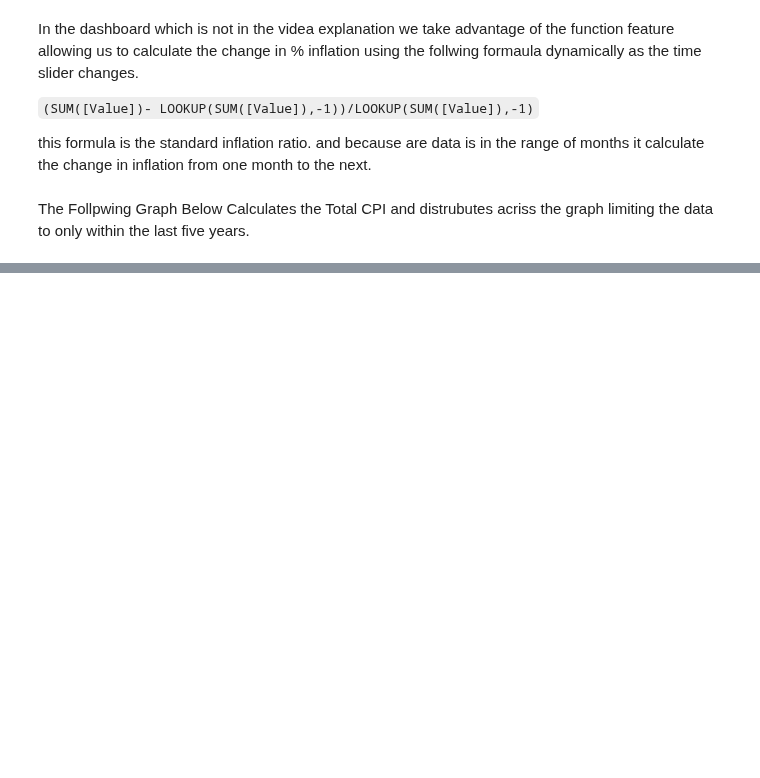
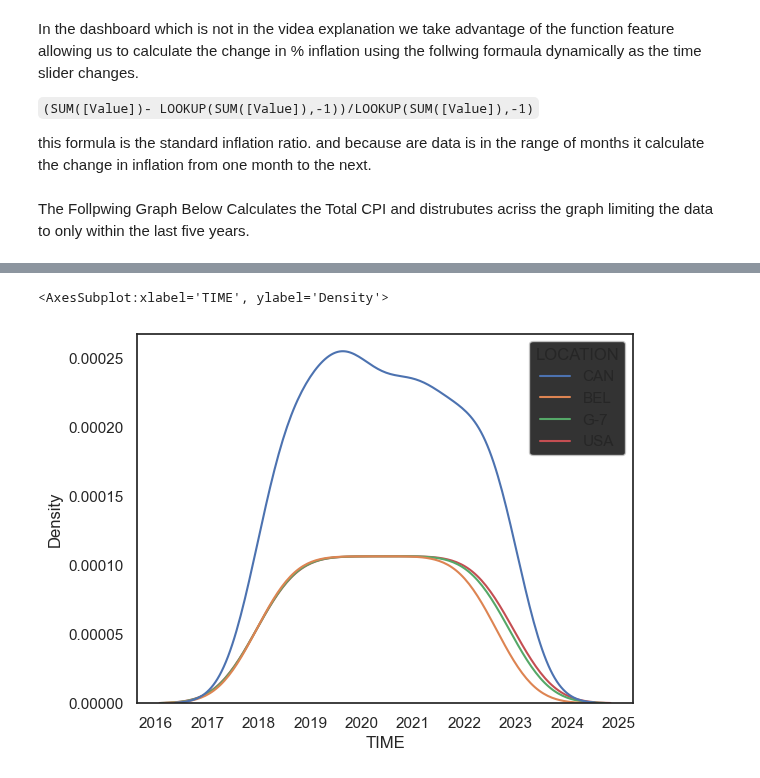
Before and after one commit to ubco-W2022T2-data301/project-group-group19, a Jupyter notebook: analysis/analysis2.ipynb, the cells around one changed output, grey strips where cells are left out. Drawn from its saved outputs; the diff is of its cells as text; code cells hidden in the pictures; blank space fills up the shorter version.

```diff
--- a/analysis/analysis2.ipynb
+++ b/analysis/analysis2.ipynb
@@ -419,3 +476,8 @@ FileNotFoundError: [Errno 2] No such file or directory: '..git pull/data/process
+# %%
+sns.kdeplot(df,x=df['TIME'], hue=df["LOCATION"])
+# %% [output]
+<AxesSubplot:xlabel='TIME', ylabel='Density'>
+[figure, added]
 # %%
 
 df_CAD= mt.load('../data/processed/wrangled/CAN_TOT_2018to2022.csv')
```
Also changed, not shown: parts of 8 cells of this notebook, 4 other files.
